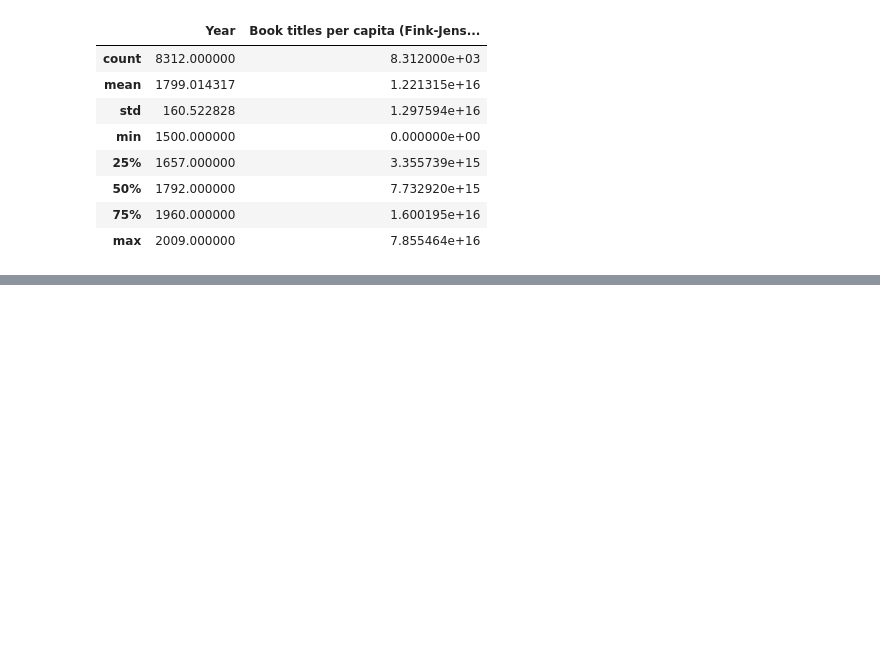
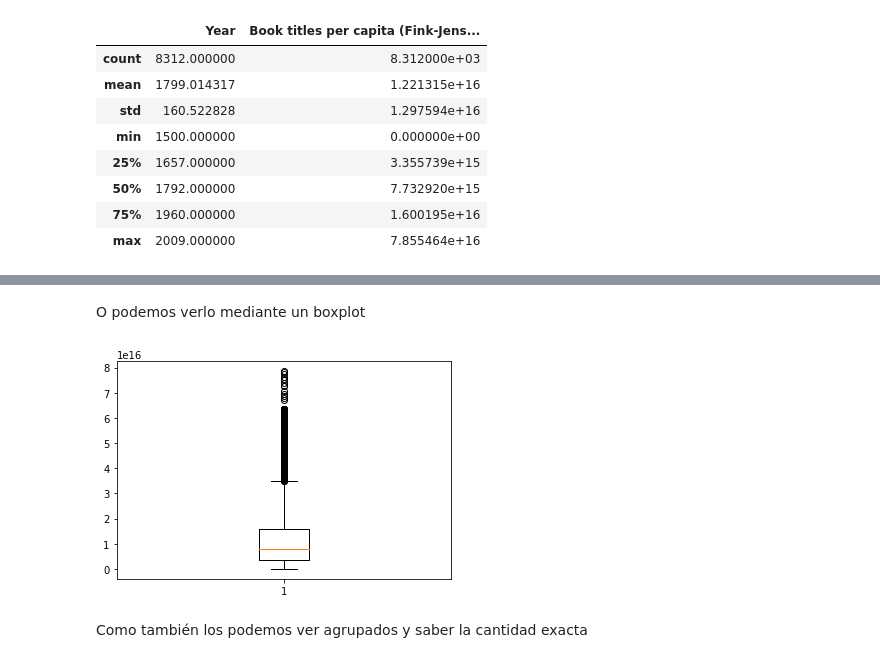
Before and after one commit to mariosanchez5/Limpieza-y-Transformacion-de-datos---Varios, a Jupyter notebook: Libros_Pais.ipynb, the cells around one changed output, grey strips where cells are left out. Cells and saved outputs as stored; diff of their text form; code cells hidden in the pictures; blank space fills up the shorter version.

```diff
--- a/Libros_Pais.ipynb
+++ b/Libros_Pais.ipynb
@@ -94,0 +105,10 @@ Sin embargo para la columna Book titles per capita (Fink-Jensen 2015), el maximo
+# %% [markdown]
+O podemos verlo mediante un boxplot
+# %%
+plt.figure()
+plt.boxplot(df['Book titles per capita (Fink-Jensen 2015)'])
+plt.show()
+# %% [output]
+[figure, added]
+# %% [markdown]
+Como también los podemos ver agrupados y saber la cantidad exacta
```
Also changed, not shown: parts of 5 cells of this notebook.
